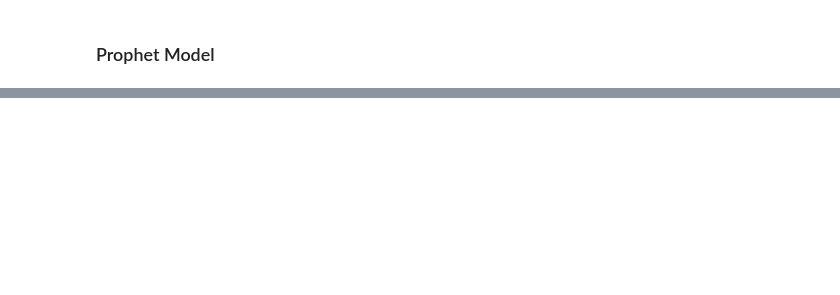
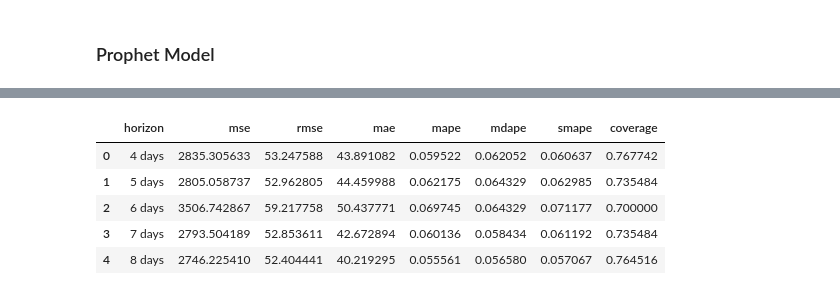
Before and after one commit to JiayiD77/Conjoint-Analysis, a Jupyter notebook: time_series_analysis/time_series.ipynb, the cells around one changed output, grey strips where cells are left out. Cells and saved outputs as stored; diff of their text form; code cells hidden in the pictures; blank space fills up the shorter version.

```diff
--- a/time_series_analysis/time_series.ipynb
+++ b/time_series_analysis/time_series.ipynb
@@ -160,0 +209,9 @@ model = Prophet()
+# %%
+performance_metrics(df_cv).head()
+# %% [output]
+|  | horizon | mse | rmse | mae | mape | mdape | smape | coverage |
+| 0 | 4 days | 2835.305633 | 53.247588 | 43.891082 | 0.059522 | 0.062052 | 0.060637 | 0.767742 |
+| 1 | 5 days | 2805.058737 | 52.962805 | 44.459988 | 0.062175 | 0.064329 | 0.062985 | 0.735484 |
+| 2 | 6 days | 3506.742867 | 59.217758 | 50.437771 | 0.069745 | 0.064329 | 0.071177 | 0.700000 |
+| 3 | 7 days | 2793.504189 | 52.853611 | 42.672894 | 0.060136 | 0.058434 | 0.061192 | 0.735484 |
+| 4 | 8 days | 2746.225410 | 52.404441 | 40.219295 | 0.055561 | 0.056580 | 0.057067 | 0.764516 |
```
Also changed, not shown: parts of 9 cells of this notebook.
